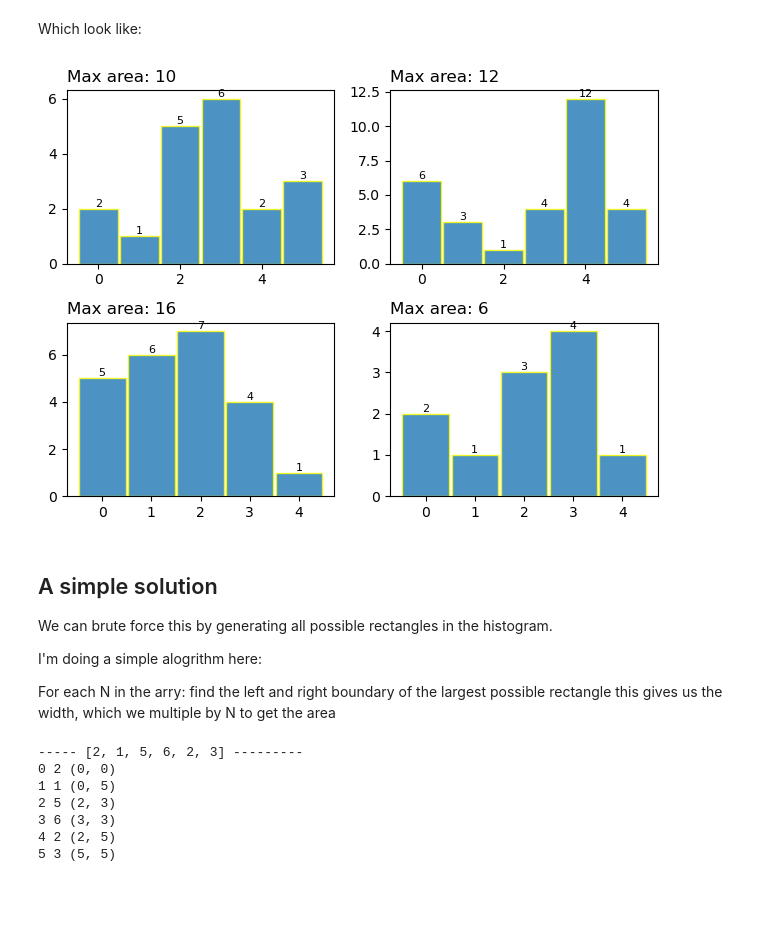
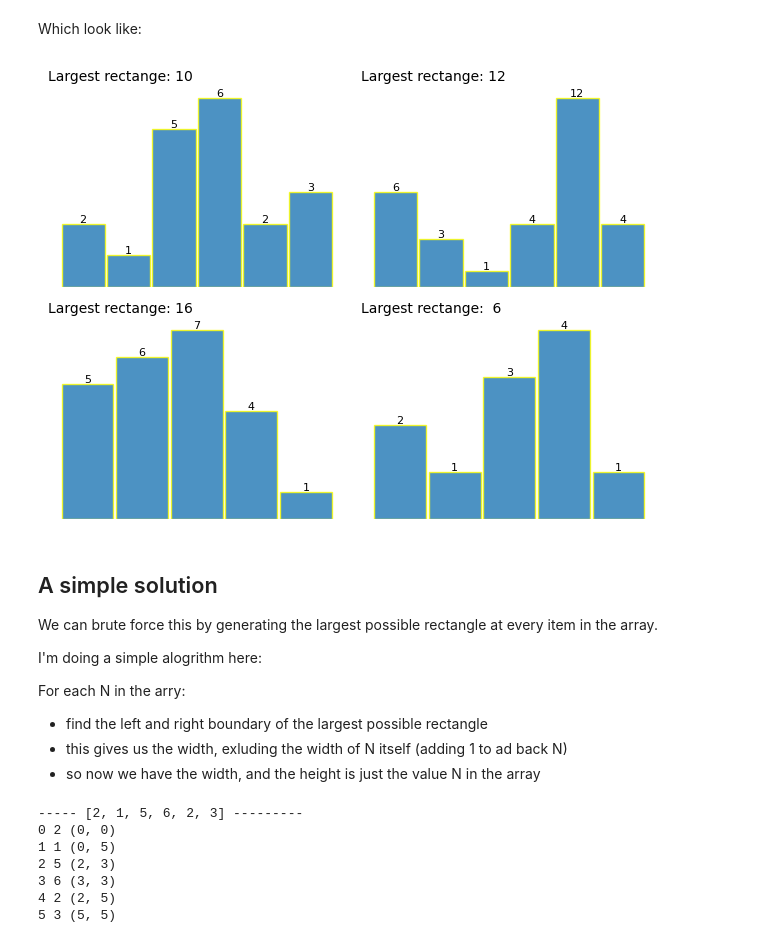
Before and after one commit to khalido/khalido.github.io, a Jupyter notebook: posts/algorithims/histogram_max_area.ipynb, the cells around one changed output. Drawn from its saved outputs; the diff is of its cells as text; code cells hidden in the pictures; blank space fills up the shorter version.

```diff
--- a/posts/algorithims/histogram_max_area.ipynb
+++ b/posts/algorithims/histogram_max_area.ipynb
@@ -27,29 +29,32 @@ tests = (
 # %% [markdown]
 Which look like:
 # %%
-#| code-fold: true
-#| echo: true
+# | code-fold: true
+# | echo: true
 fig, axes = plt.subplots(2, 2, layout="tight")
 for ax, (arr, ans) in zip(axes.flatten(), tests):
+    ax.set_axis_off()
     bar = ax.bar(
         range(len(arr)),
         arr,
         width=0.95,
         alpha=0.8,
         edgecolor="yellow",
     )
-    ax.set_title(f"Max area: {ans}", loc="left")
+    ax.set_title(f"Largest rectange: {ans:2}", loc="left", fontsize=10)
     ax.bar_label(bar, fontsize=8)
 # %% [output]
-[figure, old version]
+[figure, new version]
 # %% [markdown]
 ## A simple solution
 
-We can brute force this by generating all possible rectangles in the histogram.
+We can brute force this by generating the largest possible rectangle at every item in the array.
 
 I'm doing a simple alogrithm here:
 
 For each N in the arry:
-    find the left and right boundary of the largest possible rectangle
-    this gives us the width, which we multiple by N to get the area
+
+- find the left and right boundary of the largest possible rectangle
+- this gives us the width, exluding the width of N itself (adding 1 to ad back N)
+- so now we have the width, and the height is just the value N in the array
 # %%
```
Also changed, not shown: parts of 9 cells of this notebook, 1 other file.
